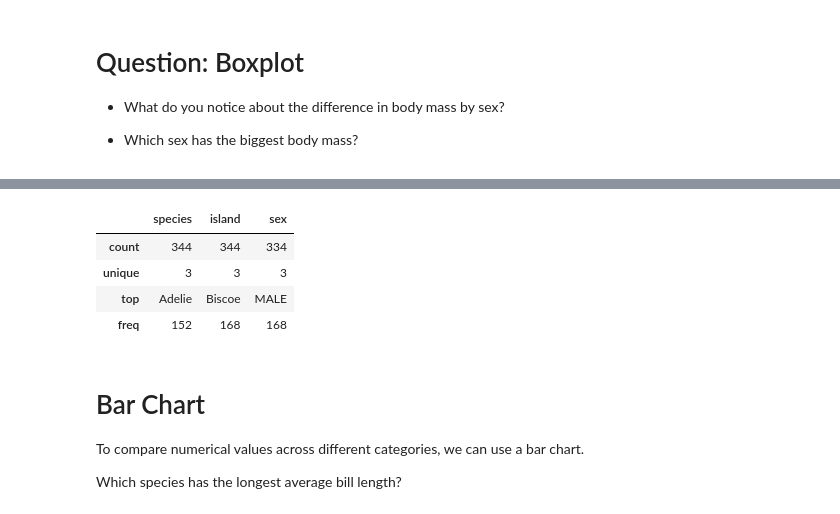
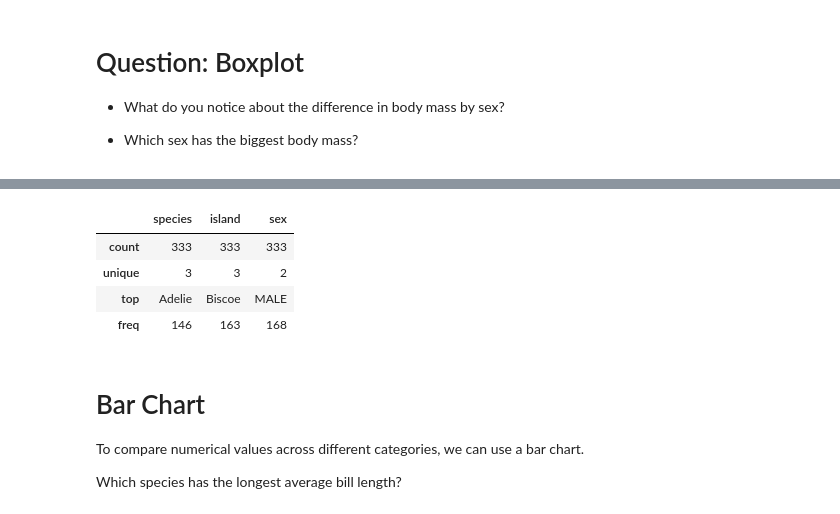
Before and after one commit to carecodeconnect/introduction-to-data-analytics, a Jupyter notebook: notebooks/01_introduction_to_data_analytics_solutions.ipynb, the cells around one changed output, grey strips where cells are left out. Drawn from its saved outputs; the diff is of its cells as text; code cells hidden in the pictures.

```diff
--- a/notebooks/01_introduction_to_data_analytics_solutions.ipynb
+++ b/notebooks/01_introduction_to_data_analytics_solutions.ipynb
@@ -493,0 +524,6 @@ plt.show()
+# %%
+# Remove rows where 'sex' is '.', updating the DataFrame in place
+penguins = penguins[penguins['sex'] != '.']
+
+# Remove unused categories from the 'sex' column
+penguins['sex'] = penguins['sex'].cat.remove_unused_categories()
@@ -527,11 +559,11 @@ for each categorical column variable.
 # %%
-penguins.describe(include=['object'])
+penguins.describe(include=['category'])
 # %% [output]
 |  | species | island | sex |
-| count | 344 | 344 | 334 |
-| unique | 3 | 3 | 3 |
+| count | 333 | 333 | 333 |
+| unique | 3 | 3 | 2 |
 | top | Adelie | Biscoe | MALE |
-| freq | 152 | 168 | 168 |
+| freq | 146 | 163 | 168 |
 # %% [markdown]
 # Bar Chart
 
```
Also changed, not shown: parts of 24 cells of this notebook.
